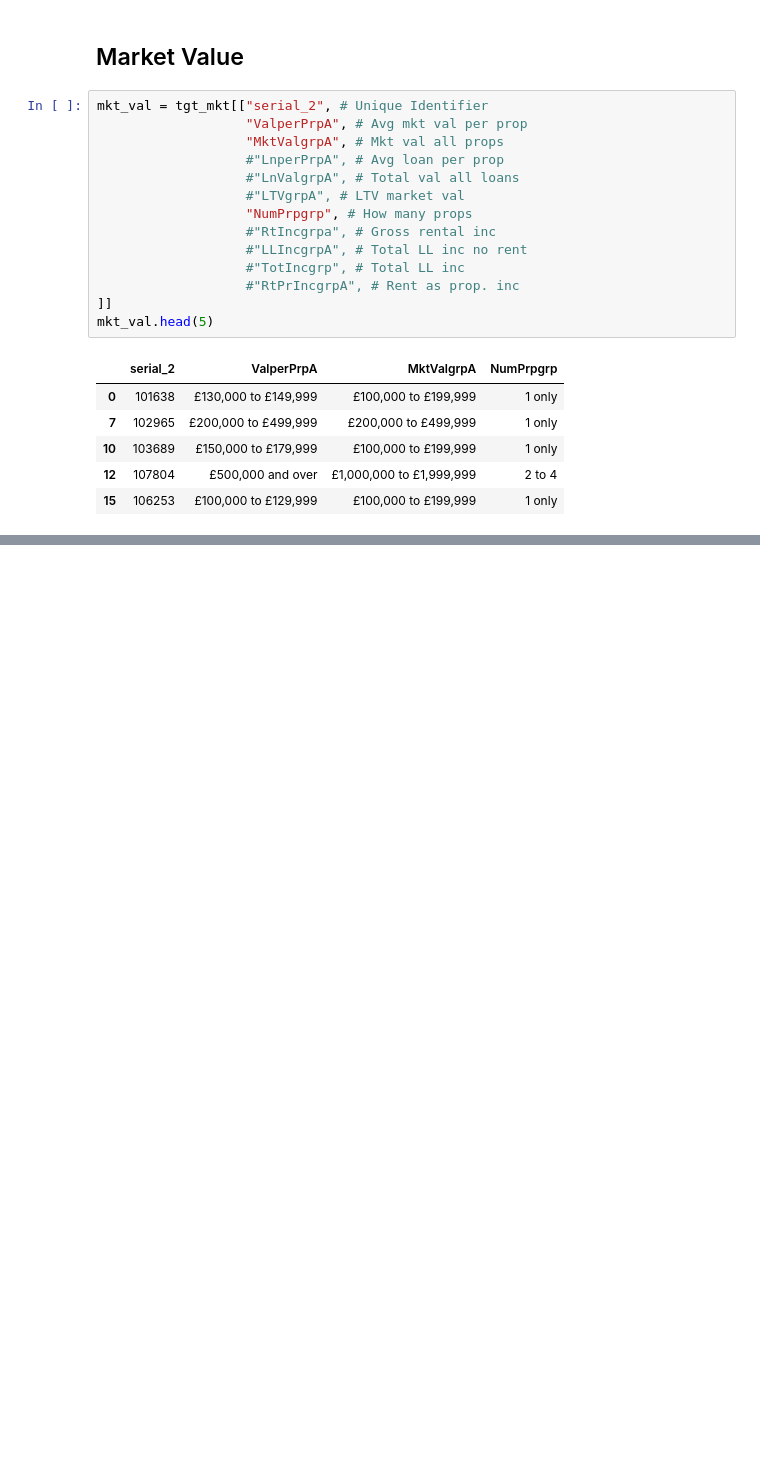
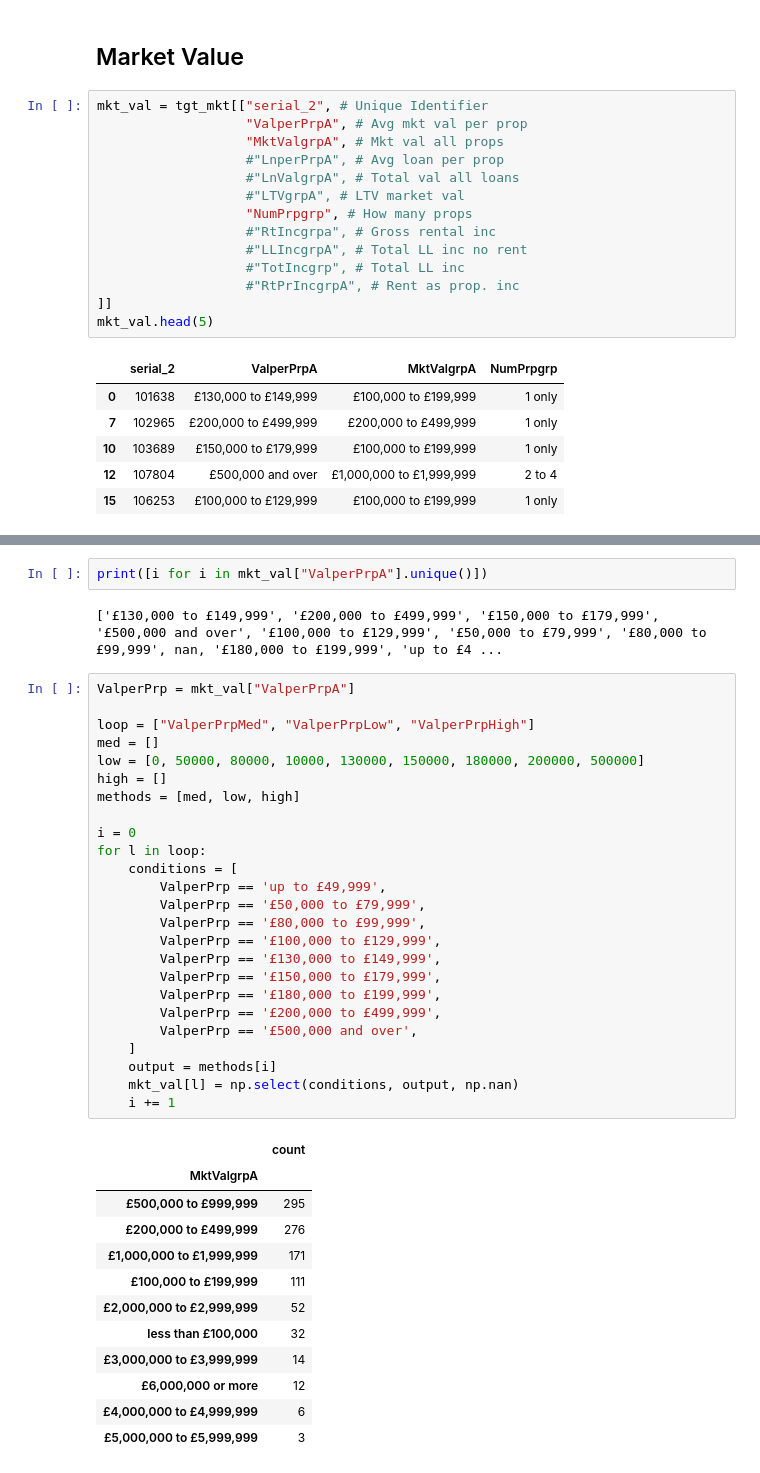
Before and after one commit to sam-hatley/landlord-data, a Jupyter notebook: exploration.ipynb, the cells around one changed output, grey strips where cells are left out. Cells and saved outputs as stored; diff of their text form; blank space fills up the shorter version.

```diff
--- a/exploration.ipynb
+++ b/exploration.ipynb
@@ -459,0 +495,42 @@ for i in mkt_val["ValperPrpA"].unique():
+# %%
+print([i for i in mkt_val["ValperPrpA"].unique()])
+# %% [output]
+['£130,000 to £149,999', '£200,000 to £499,999', '£150,000 to £179,999', '£500,000 and over', '£100,000 to £129,999', '£50,000 to £79,999', '£80,000 to £99,999', nan, '£180,000 to £199,999', 'up to £4 ...
+# %%
+ValperPrp = mkt_val["ValperPrpA"]
+
+loop = ["ValperPrpMed", "ValperPrpLow", "ValperPrpHigh"]
+med = []
+low = [0, 50000, 80000, 10000, 130000, 150000, 180000, 200000, 500000]
+high = []
+methods = [med, low, high]
+
+i = 0
+for l in loop:
+    conditions = [
+        ValperPrp == 'up to £49,999',
+        ValperPrp == '£50,000 to £79,999',
+        ValperPrp == '£80,000 to £99,999',
+        ValperPrp == '£100,000 to £129,999',
+        ValperPrp == '£130,000 to £149,999',
+        ValperPrp == '£150,000 to £179,999',
+        ValperPrp == '£180,000 to £199,999',
+        ValperPrp == '£200,000 to £499,999',
+        ValperPrp == '£500,000 and over',
+    ]
+    output = methods[i]
+    mkt_val[l] = np.select(conditions, output, np.nan)
+    i += 1
+# %% [output]
+|  | count |
+| MktValgrpA |  |
+| £500,000 to £999,999 | 295 |
+| £200,000 to £499,999 | 276 |
+| £1,000,000 to £1,999,999 | 171 |
+| £100,000 to £199,999 | 111 |
+| £2,000,000 to £2,999,999 | 52 |
+| less than £100,000 | 32 |
+| £3,000,000 to £3,999,999 | 14 |
+| £6,000,000 or more | 12 |
+| £4,000,000 to £4,999,999 | 6 |
+| £5,000,000 to £5,999,999 | 3 |
```
Also changed, not shown: parts of 9 cells of this notebook.
